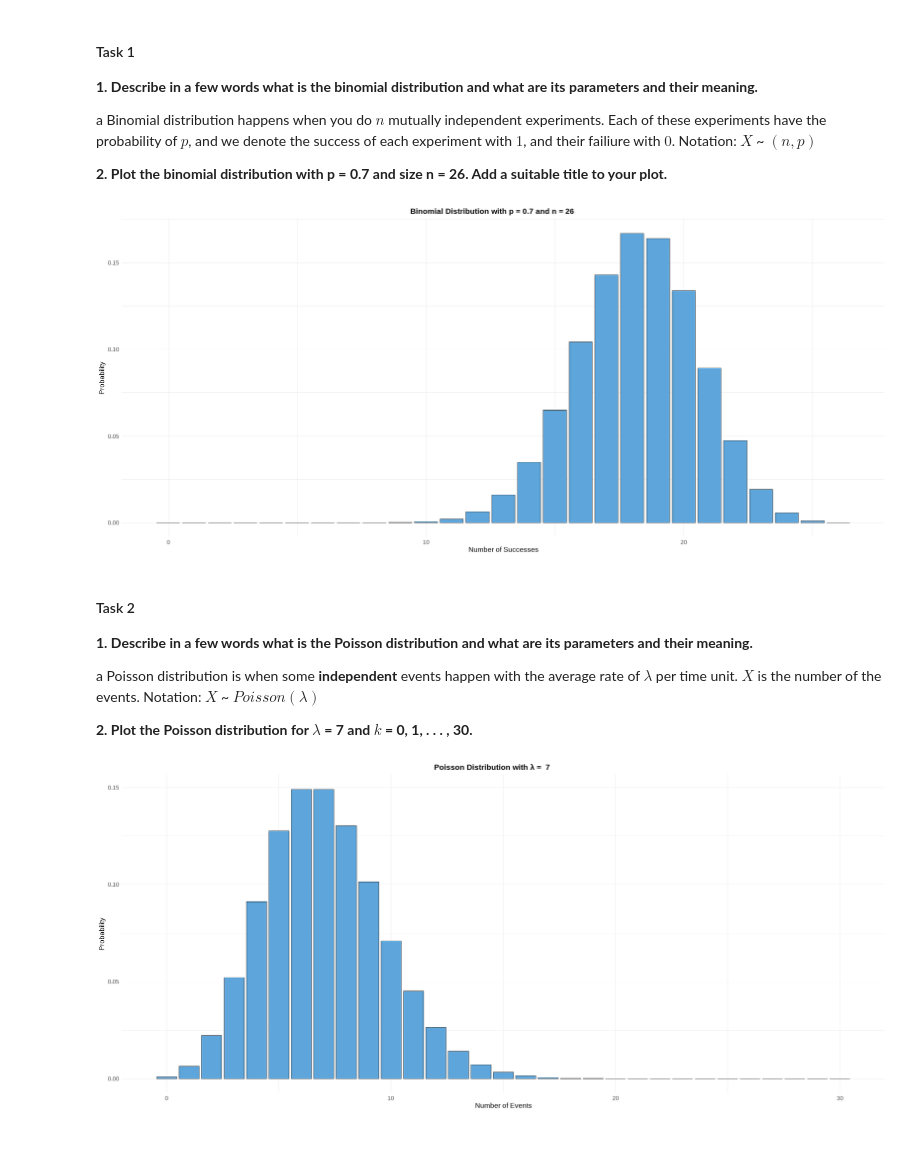
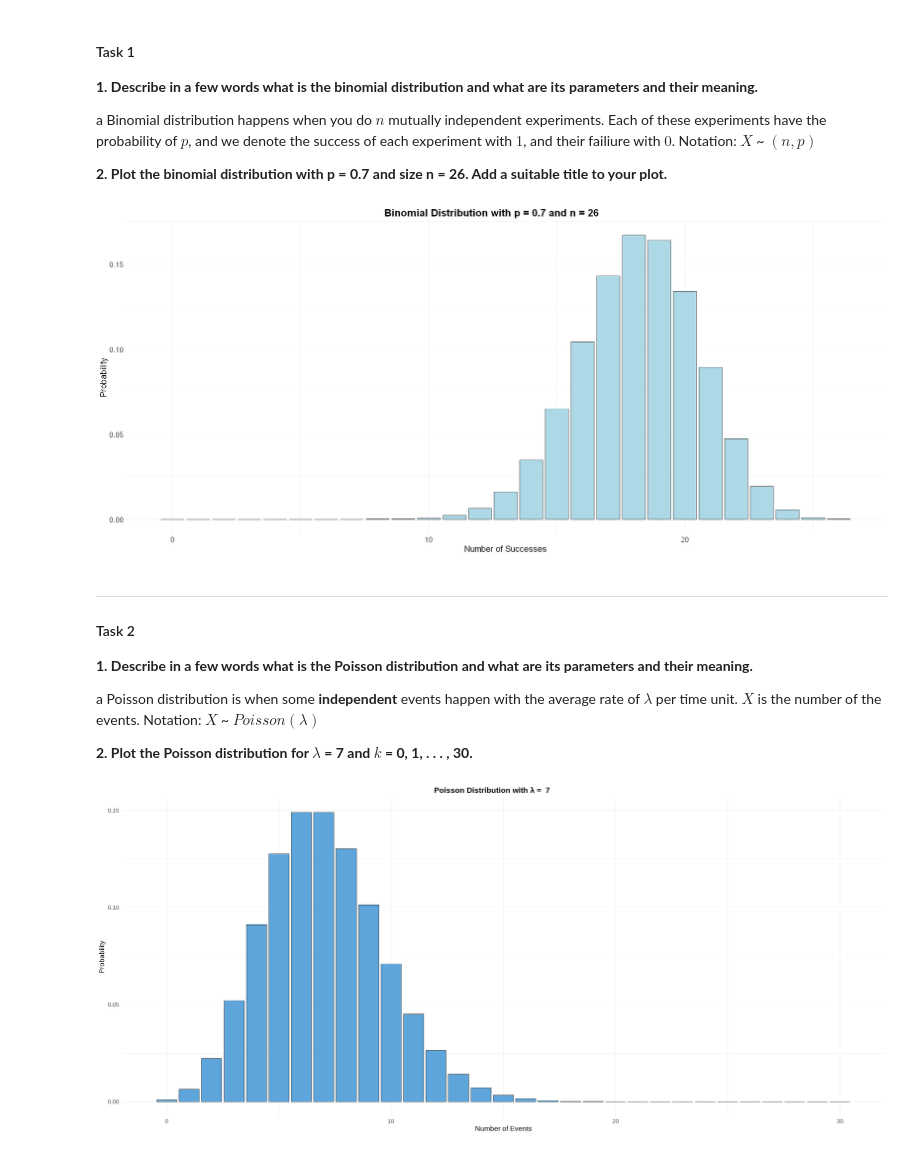
Before and after one commit to Pois0nous/Statistical_Project, a Jupyter notebook: Project.ipynb, the cells around one changed output. Cells and saved outputs as stored; diff of their text form; code cells hidden in the pictures.

```diff
--- a/Project.ipynb
+++ b/Project.ipynb
@@ -17,29 +17,31 @@ title to your plot.**
 # %%
 library(ggplot2)
 
 p <- 0.7
 n <- 26
 x <- 0:n
 y <- dbinom(x, size = n, prob = p)
 
 df <- data.frame(x, y)
 
 # Create the bar plot using ggplot2
 ggplot(data = df, aes(x = x, y = y)) +
-      geom_col(fill = "#5DA5DA", color = "#252525") +
+      geom_col(fill = "lightblue", color = "#252525") +
       labs(title = "Binomial Distribution with p = 0.7 and n = 26",
             x = "Number of Successes",
             y = "Probability") +
       theme_minimal() +
       theme(plot.title = element_text(hjust = 0.5, size = 16, face = "bold"),
             axis.text = element_text(size = 12),
             axis.title = element_text(size = 14),
             plot.title.position = "plot")
 
 options(repr.plot.width = 18, repr.plot.height = 8)
 # %% [output]
-[figure, old version]
+[figure, new version]
 # %% [markdown]
+***
+
 <h4> Task 2 </h4>
 
 **1. Describe in a few words what is the Poisson distribution and what are its parameters and their meaning.**
```
Also changed, not shown: parts of 2 cells of this notebook.
